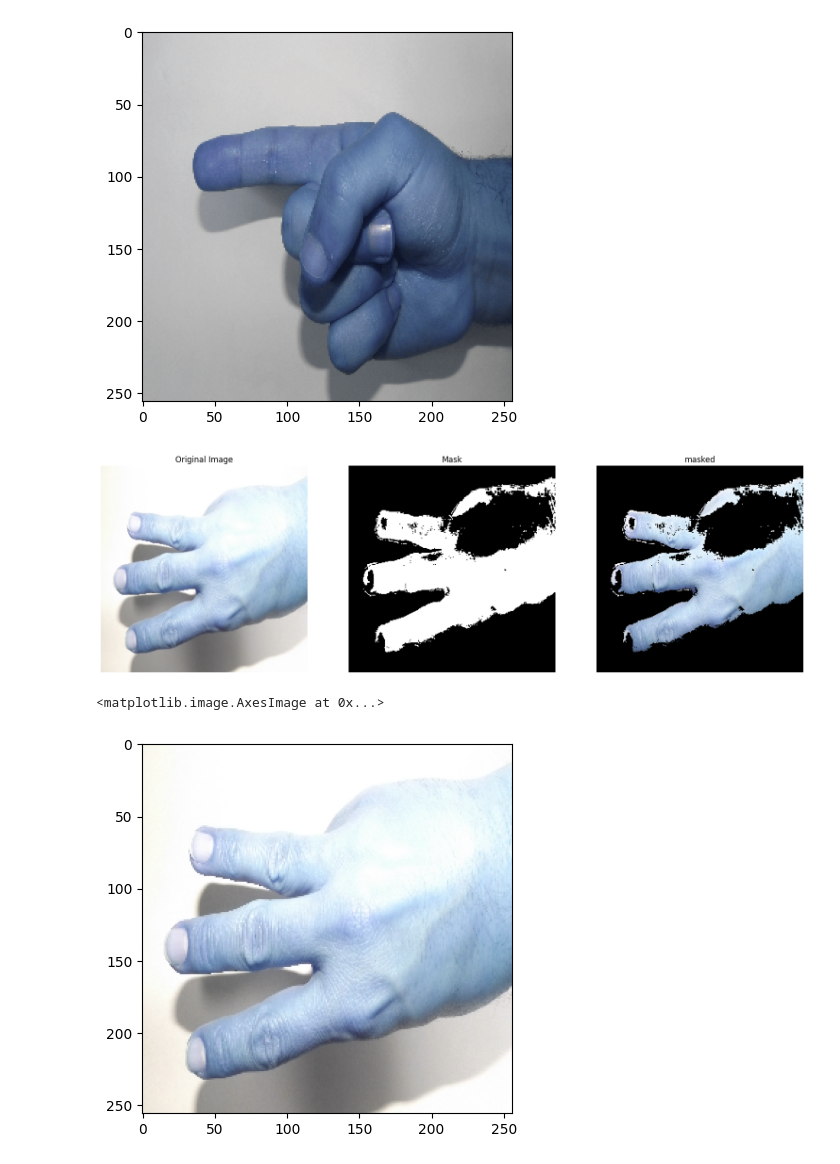
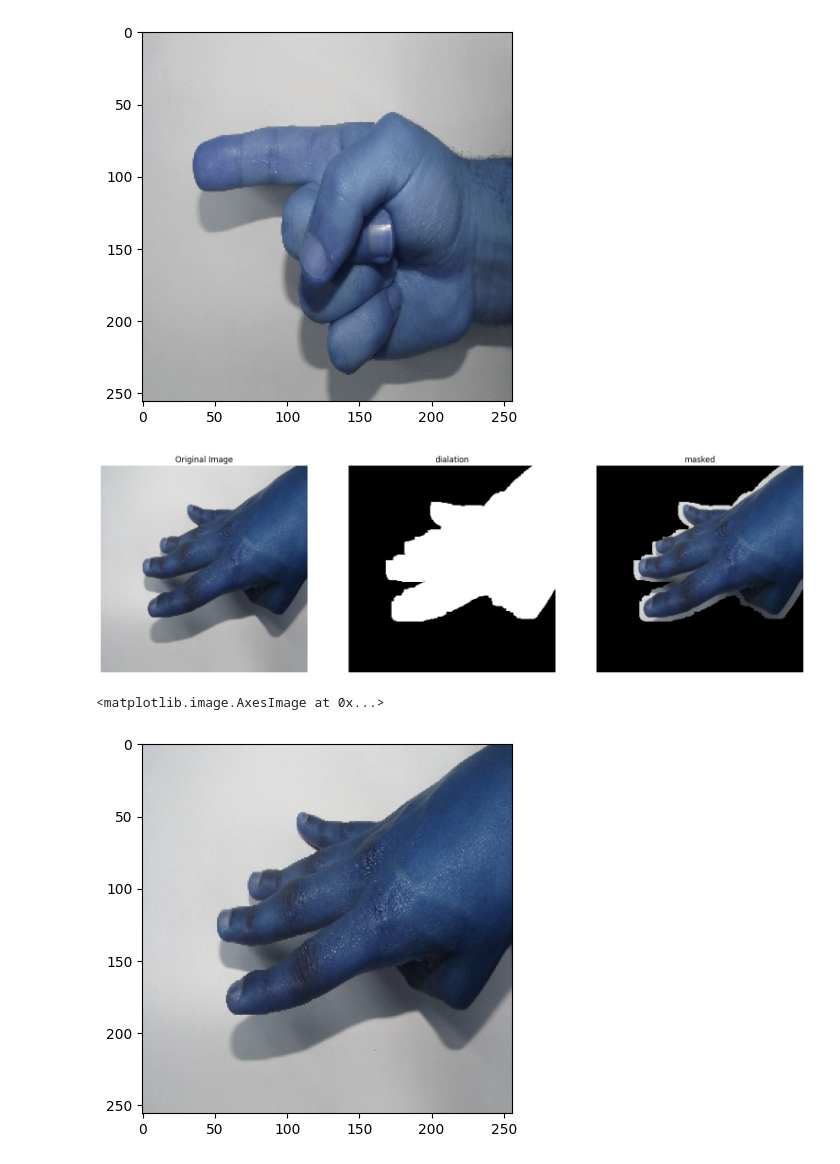
Before and after one commit to MUSTAFA-Hamzawy/Neural-Networks-project, a Jupyter notebook: shadow_removal.ipynb, the cells around one changed output. Cells and saved outputs as stored; diff of their text form; code cells hidden in the pictures.

```diff
--- a/shadow_removal.ipynb
+++ b/shadow_removal.ipynb
@@ -136,29 +136,46 @@ plt.imshow(img2)
 # %%
 import cv2
 import numpy as np
 from commonFunctions import *
 
 img = cv2.imread('test.png')
-img2 = cv2.imread('../Dataset_0-5/men/3/3_men (63).JPG')
+img2 = cv2.imread('../Dataset_0-5/men/4/4_men (49).JPG')
 img2 = cv2.resize(img2, (256, 256))
 
 img_hls = cv2.cvtColor(img2, cv2.COLOR_BGR2HLS)
 
 # define lower and upper bounds for blue color in HLS format
 # lower [0, 0, 50] and upper [20, 255, 255] are good
 # lower [0, 0, 70] and upper [20, 255, 255] are is the best
 lower_blue = np.array([0, 0, 60])
 upper_blue = np.array([20, 255, 255])
 
 # create a mask for blue color in HLS format
 mask = cv2.inRange(img_hls, lower_blue, upper_blue)
-
+# daialation
+    # kernel = np.ones((8,8),np.uint8)
+    # # mask = cv2.dilate(mask,kernel,iterations = 1)
+    # # Perform closing operation
+    # closing = cv2.morphologyEx(mask, cv2.MORPH_CLOSE, kernel)
+# closing = cv2.morphologyEx(mask, cv2.MORPH_CLOSE, kernel)
+# closing = cv2.morphologyEx(mask, cv2.MORPH_CLOSE, kernel)
+# Perform opening operation
+# opening = cv2.morphologyEx(closing, cv2.MORPH_OPEN, kernel)
+kernel = np.ones((3,3),np.uint8)
+mask = cv2.dilate(mask,kernel,iterations = 6)
+# closing = cv2.morphologyEx(mask, cv2.MORPH_CLOSE, kernel)
+# closing = cv2.morphologyEx(closing, cv2.MORPH_CLOSE, kernel)
+# closing = cv2.morphologyEx(closing, cv2.MORPH_CLOSE, kernel)
+# for i in range(50):
+#     closing = cv2.morphologyEx(closing, cv2.MORPH_CLOSE, kernel)
+# kernel2 = np.ones((8,8),np.uint8)
+# erosion = cv2.erode(mask,kernel2,iterations = 1)
 # apply the mask to the original image
 result = cv2.bitwise_and(img2, img2, mask=mask)
 
-show_images([img2, mask, result], ["Original Image", "Mask", "masked"])
+show_images([img2, mask, result], ["Original Image", "dialation", "masked"])
 plt.imshow(img2)
 # %% [output]
-[figure, old version]
+[figure, new version]
 <matplotlib.image.AxesImage at 0x...>
-[figure, old version]
+[figure, new version]
```
Also changed, not shown: 2 other files.
